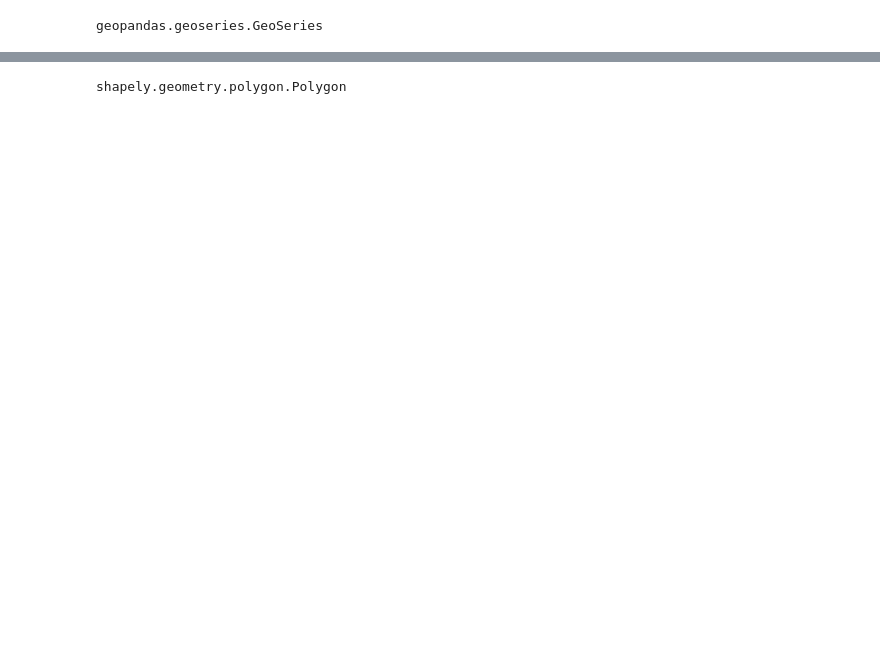
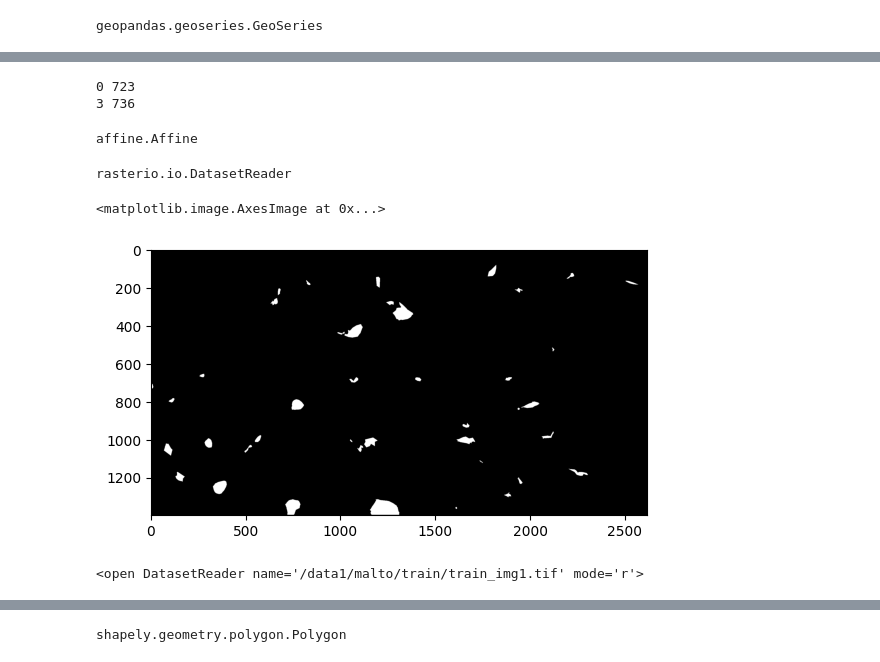
Before and after one commit to MAL-TO/sigspatialcup2023, a Jupyter notebook: notebook.ipynb, the cells around one changed output, grey strips where cells are left out. Cells and saved outputs as stored; diff of their text form; code cells hidden in the pictures; blank space fills up the shorter version.

```diff
--- a/notebook.ipynb
+++ b/notebook.ipynb
@@ -5,6 +5,9 @@ from rasterio.plot import show
 import numpy as np
 import geopandas as gp
 from matplotlib.pyplot import plot
+import rasterio.mask
 
 lakes_train_test = "/data1/malto/sigspatial/lakes_regions.gpkg"
+lakes_regions_path = "/data1/malto/sigspatial/lake_polygons_training.gpkg"
 regions = gp.read_file(lakes_train_test)
+lakes_regions = gp.read_file(lakes_regions_path)
@@ -50,0 +61,26 @@ Name: 1, dtype: object
+# %%
+from utils import get_square
+
+img_region_path = "/data1/malto/train/train_img1.tif"
+img_region = rasterio.open(img_region_path)
+
+while True:
+    poly = get_square(rectangle)
+    out_image, out_transform = rasterio.mask.mask(img_region, [poly], crop=True)
+    if not is_valid(out_image):
+        continue
+    else:
+        break
+# %% [output]
+0 723
+3 736
+# %%
+type(out_transform)
+# %% [output]
+affine.Affine
+# %%
+type(img_region)
+# %% [output]
+rasterio.io.DatasetReader
+# %%
+lake_geom = lakes_regions[lakes_regions['region_num'] == 2]['geometry']
@@ -50,0 +89,15 @@ Name: 1, dtype: object
+# %%
+img_trial_path = "trial_image.tif"
+img_trial = rasterio.open(img_trial_path)
+
+out_image, _ = rasterio.mask.mask(img_trial, lake_geom)
+out_image[out_image != 0] = 255
+
+plt.imshow(np.transpose(out_image, ((1, 2, 0))))
+# %% [output]
+<matplotlib.image.AxesImage at 0x...>
+[figure, added]
+# %%
+img_region
+# %% [output]
+<open DatasetReader name='/data1/malto/train/train_img1.tif' mode='r'>
```
Also changed, not shown: parts of 17 cells of this notebook, 3 other files.
